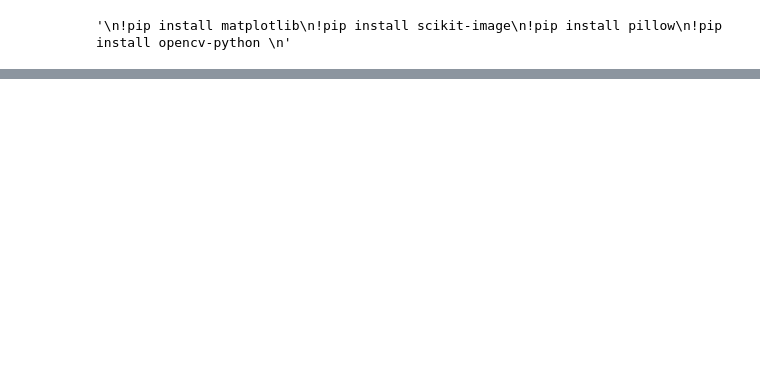
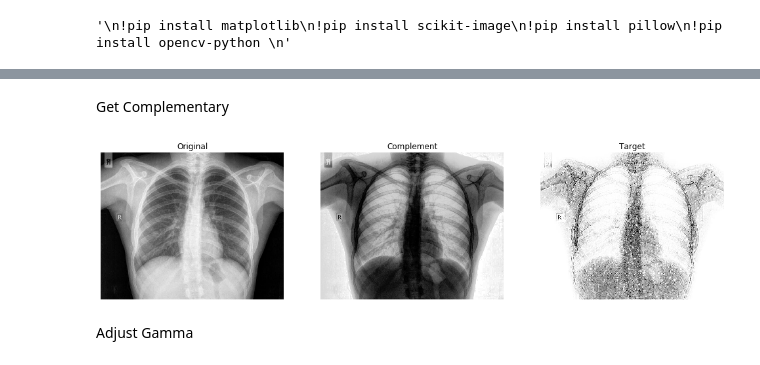
Before and after one commit to NikolasGialitsis/Xray_Manipulation, a Jupyter notebook: Xray_image_conversion.ipynb, the cells around one changed output, grey strips where cells are left out. Drawn from its saved outputs; the diff is of its cells as text; code cells hidden in the pictures; blank space fills up the shorter version.

```diff
--- a/Xray_image_conversion.ipynb
+++ b/Xray_image_conversion.ipynb
@@ -12 +57,20 @@
+# %% [markdown]
+Get Complementary
+# %%
+res = (255-temp)
+
+fig, axes = plt.subplots(1, 3, figsize=(17,5))
+plt.subplot(131), plt.imshow(im1, cmap='gray'), plt.axis('off',vmin=0, vmax=255), plt.title('Original'),
+plt.axis('off')
+plt.subplot(132), plt.imshow(res, cmap='gray'), plt.axis('off',vmin=0, vmax=255), plt.title('Complement'),
+plt.axis('off')
+plt.subplot(133), plt.imshow(im2, cmap='gray'), plt.axis('off',vmin=0, vmax=255), plt.title('Target'),
+plt.axis('off')
+plt.show()
+
+temp=res
+# %% [output]
+[figure, added]
+# %% [markdown]
+Adjust Gamma
 # %%
```
Also changed, not shown: parts of 30 cells of this notebook.
